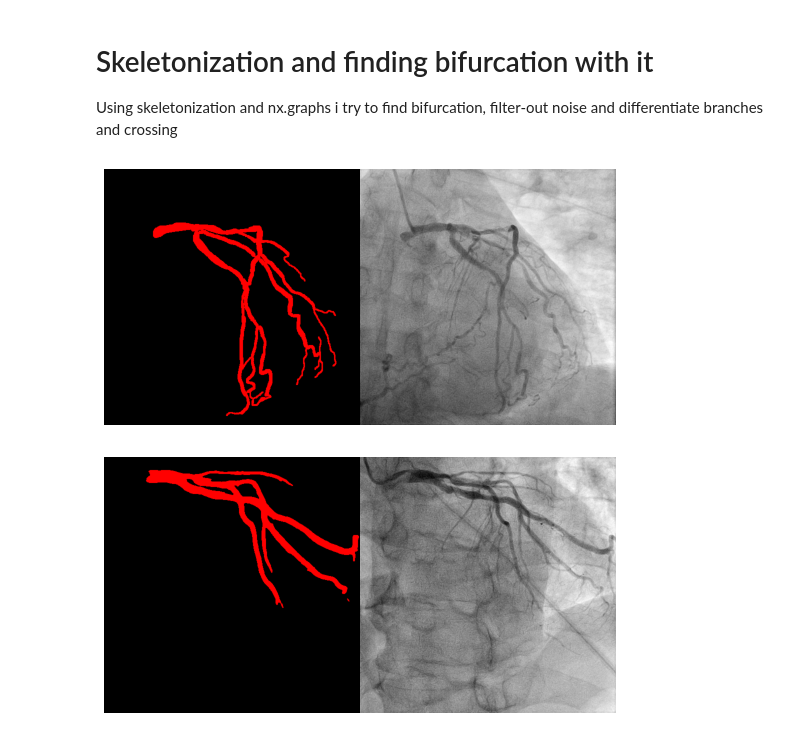
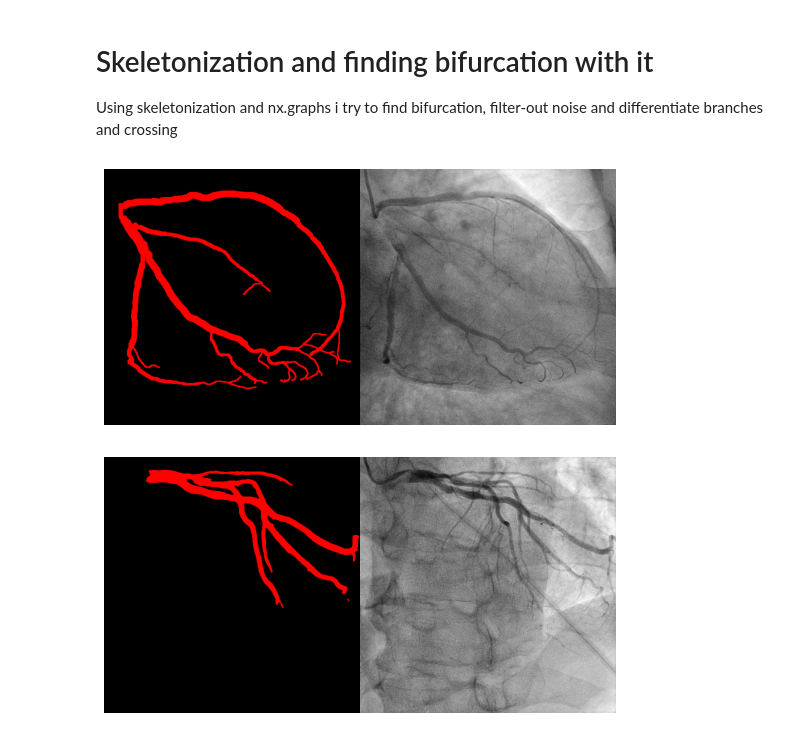
Before and after one commit to SzymixOz/semantic-segmentation-of-coronary-vessels, a Jupyter notebook: keypoints/keypoints.ipynb, the cells around one changed output. Drawn from its saved outputs; the diff is of its cells as text; code cells hidden in the pictures.

```diff
--- a/keypoints/keypoints.ipynb
+++ b/keypoints/keypoints.ipynb
@@ -49,7 +49,7 @@ original_stdout = sys.stdout
 # Redirect the standard output to a null device
 sys.stdout = open(os.devnull, 'w')
 
-index_bin_DL = 10
+index_bin_DL = 99
 index = filenames.index(filenames_bin_DL[index_bin_DL])
 
 image = images[index]
@@ -371,13 +365,13 @@ for keypoint in zip(*keypoints_per_color['boundaries']):
 
 Using skeletonization and nx.graphs i try to find bifurcation, filter-out noise and differentiate branches and crossing
 # %%
-index_binary = 15
+index_binary = 10
 image_binary = images_voting[index_binary]
 my_mask_binary = get_mask(images_voting[index_binary], segmentations_voting[index_binary], labels_voting[index_binary], name=filenames_voting[index_binary], folder_name='ground_truth', binary=True, ground_truth=True)
 clear_output(wait=True)
 draw_mask_and_image(image_binary, my_mask_binary)
 # %% [output]
-[figure, old version]
+[figure, new version]
 # %%
 index_binary_DL = 10
 image_binary_DL = images_bin_DL[index_binary_DL]
```
Also changed, not shown: parts of 12 cells of this notebook, 2 other files.
